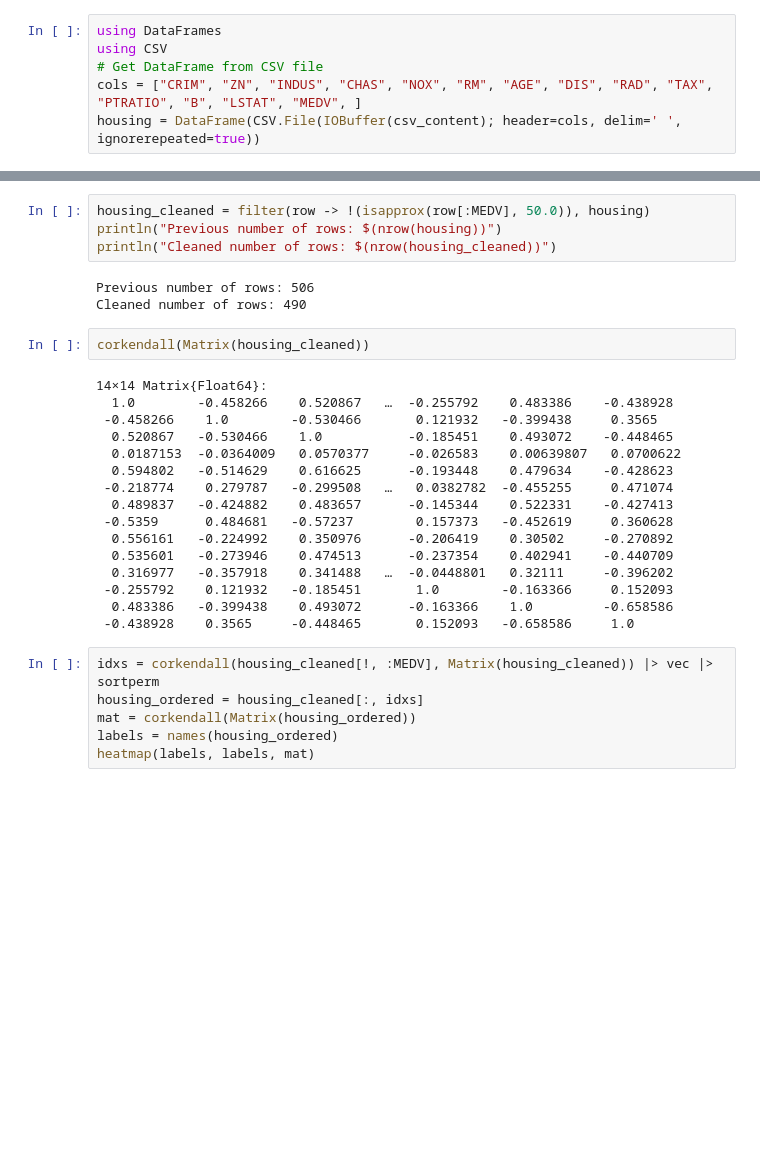
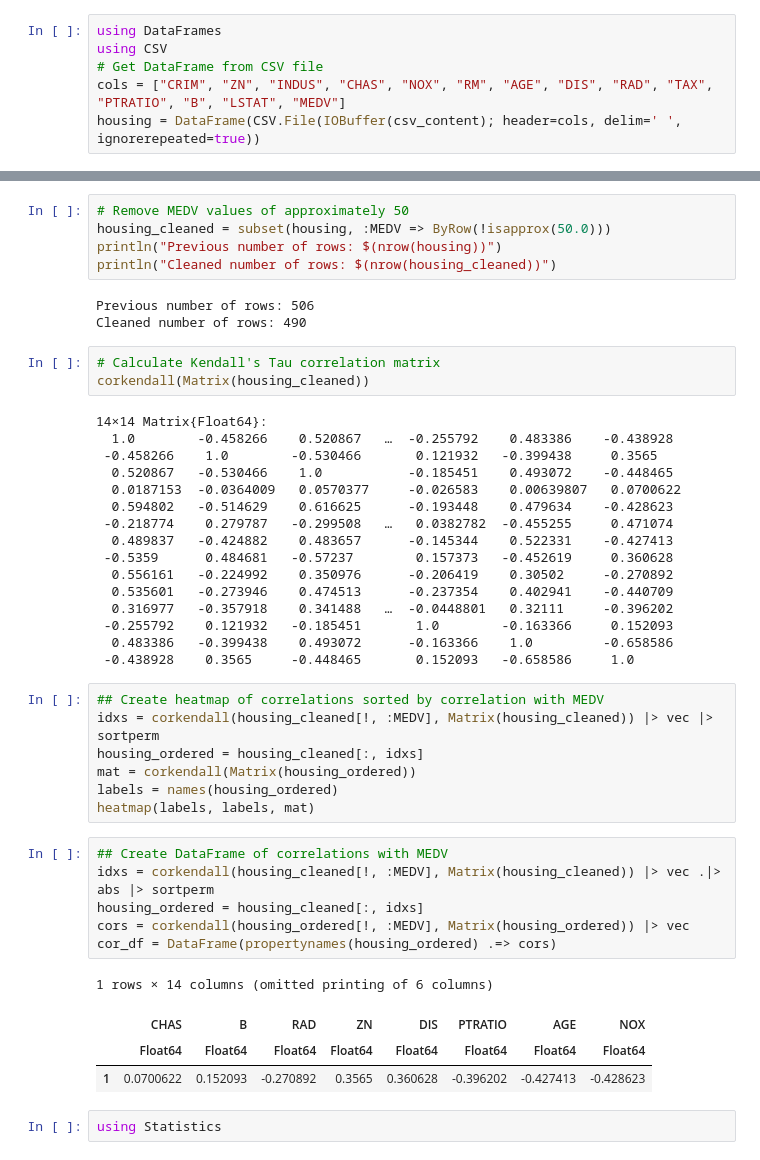
Before and after one commit to wolthom/manning_liveprojects, a Jupyter notebook: Part1_Boston-Housing.ipynb, the cells around one changed output, grey strips where cells are left out. Cells and saved outputs as stored; diff of their text form; blank space fills up the shorter version.

```diff
--- a/Part1_Boston-Housing.ipynb
+++ b/Part1_Boston-Housing.ipynb
@@ -22,7 +22,7 @@ csv_meta = download_file(metadata_url);
 using DataFrames
 using CSV
 # Get DataFrame from CSV file
-cols = ["CRIM", "ZN", "INDUS", "CHAS", "NOX", "RM", "AGE", "DIS", "RAD", "TAX", "PTRATIO", "B", "LSTAT", "MEDV", ]
+cols = ["CRIM", "ZN", "INDUS", "CHAS", "NOX", "RM", "AGE", "DIS", "RAD", "TAX", "PTRATIO", "B", "LSTAT", "MEDV"]
 housing = DataFrame(CSV.File(IOBuffer(csv_content); header=cols, delim=' ', ignorerepeated=true))
 # %% [output]
 506 rows × 14 columns (omitted printing of 4 columns)
@@ -108,13 +108,15 @@ println("Mode of MED: $(medv_mode)")
 # %% [output]
 Mode of MED: 50.0
 # %%
-housing_cleaned = filter(row -> !(isapprox(row[:MEDV], 50.0)), housing)
+# Remove MEDV values of approximately 50
+housing_cleaned = subset(housing, :MEDV => ByRow(!isapprox(50.0)))
 println("Previous number of rows: $(nrow(housing))")
 println("Cleaned number of rows: $(nrow(housing_cleaned))")
 # %% [output]
 Previous number of rows: 506
 Cleaned number of rows: 490
 # %%
+# Calculate Kendall's Tau correlation matrix
 corkendall(Matrix(housing_cleaned))
 # %% [output]
 14×14 Matrix{Float64}:
@@ -133,8 +135,22 @@ corkendall(Matrix(housing_cleaned))
   0.483386   -0.399438    0.493072      -0.163366    1.0         -0.658586
  -0.438928    0.3565     -0.448465       0.152093   -0.658586     1.0
 # %%
+## Create heatmap of correlations sorted by correlation with MEDV
 idxs = corkendall(housing_cleaned[!, :MEDV], Matrix(housing_cleaned)) |> vec |> sortperm
 housing_ordered = housing_cleaned[:, idxs]
 mat = corkendall(Matrix(housing_ordered))
 labels = names(housing_ordered)
 heatmap(labels, labels, mat)
+# %%
+## Create DataFrame of correlations with MEDV
+idxs = corkendall(housing_cleaned[!, :MEDV], Matrix(housing_cleaned)) |> vec .|> abs |> sortperm
+housing_ordered = housing_cleaned[:, idxs]
+cors = corkendall(housing_ordered[!, :MEDV], Matrix(housing_ordered)) |> vec
+cor_df = DataFrame(propertynames(housing_ordered) .=> cors)
+# %% [output]
+1 rows × 14 columns (omitted printing of 6 columns)
+|  | CHAS | B | RAD | ZN | DIS | PTRATIO | AGE | NOX |
+|  | Float64 | Float64 | Float64 | Float64 | Float64 | Float64 | Float64 | Float64 |
+| 1 | 0.0700622 | 0.152093 | -0.270892 | 0.3565 | 0.360628 | -0.396202 | -0.427413 | -0.428623 |
+# %%
+using Statistics
```
Also changed, not shown: parts of 1 cell of this notebook.
